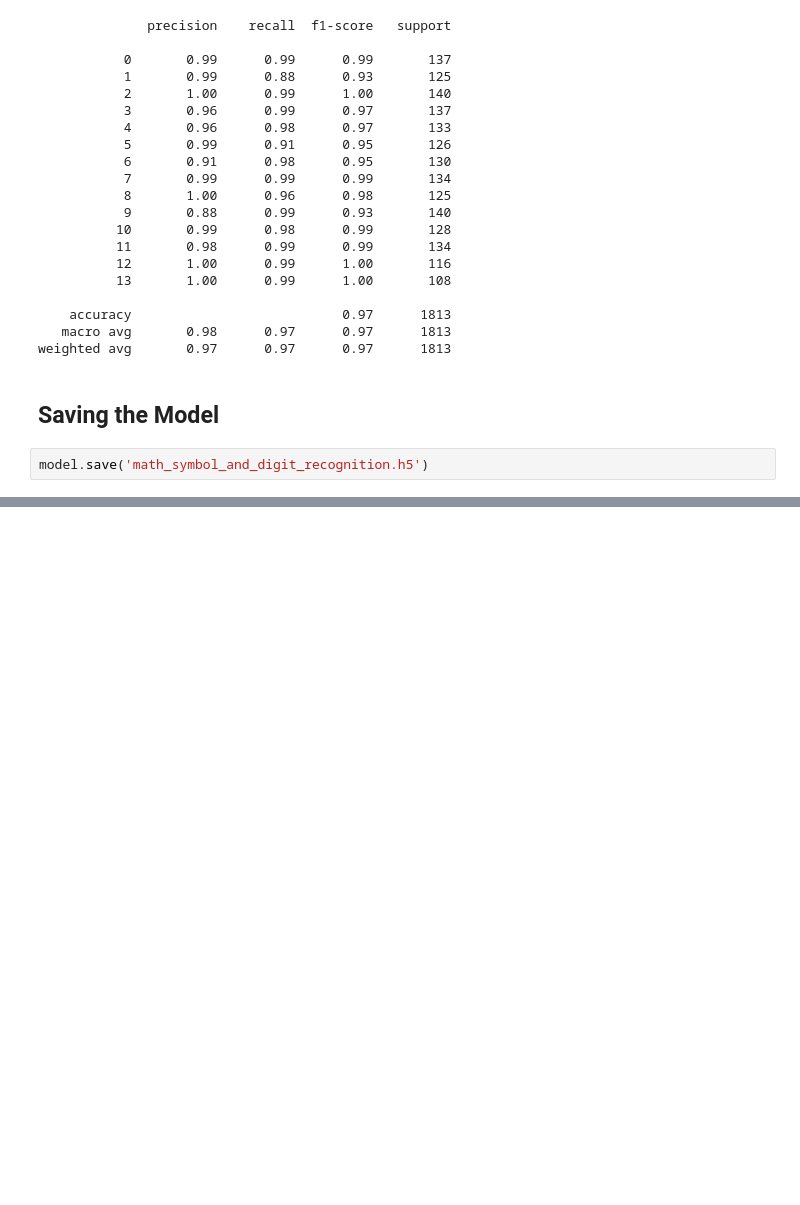
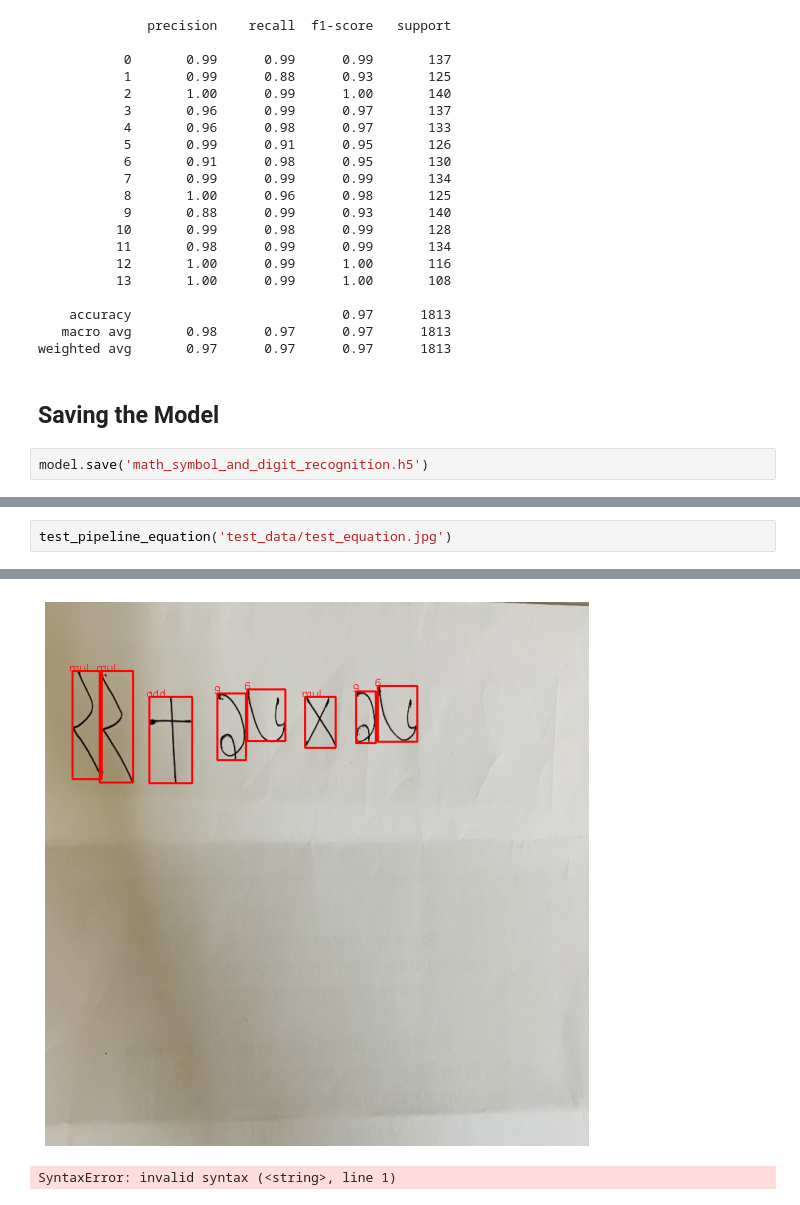
Before and after one commit to sabikrahat/bangla_handwritten_math_solver, a Jupyter notebook: bangla_handwritten_math_solver.ipynb, the cells around one changed output, grey strips where cells are left out. Drawn from its saved outputs; the diff is of its cells as text; blank space fills up the shorter version.

```diff
--- a/bangla_handwritten_math_solver.ipynb
+++ b/bangla_handwritten_math_solver.ipynb
@@ -317,0 +438,3 @@ model.save('math_symbol_and_digit_recognition.h5')
+# %%
+test_pipeline_equation('test_data/test_equation.jpg')
+# %% [output]
@@ -317,0 +449,2 @@ model.save('math_symbol_and_digit_recognition.h5')
+[figure, added]
+SyntaxError: invalid syntax (<string>, line 1)
```
Also changed, not shown: parts of 5 cells of this notebook, 2 other files.
